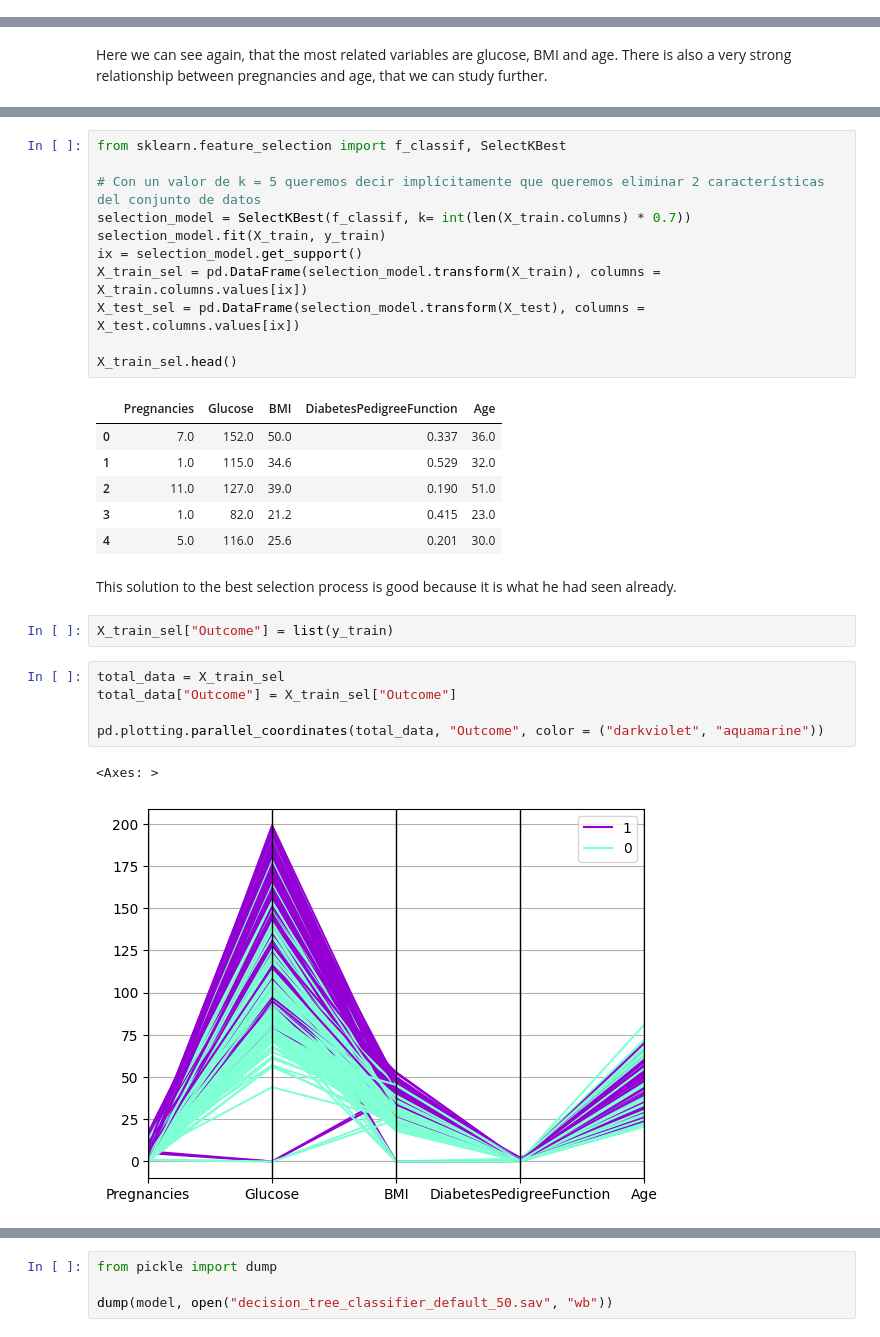
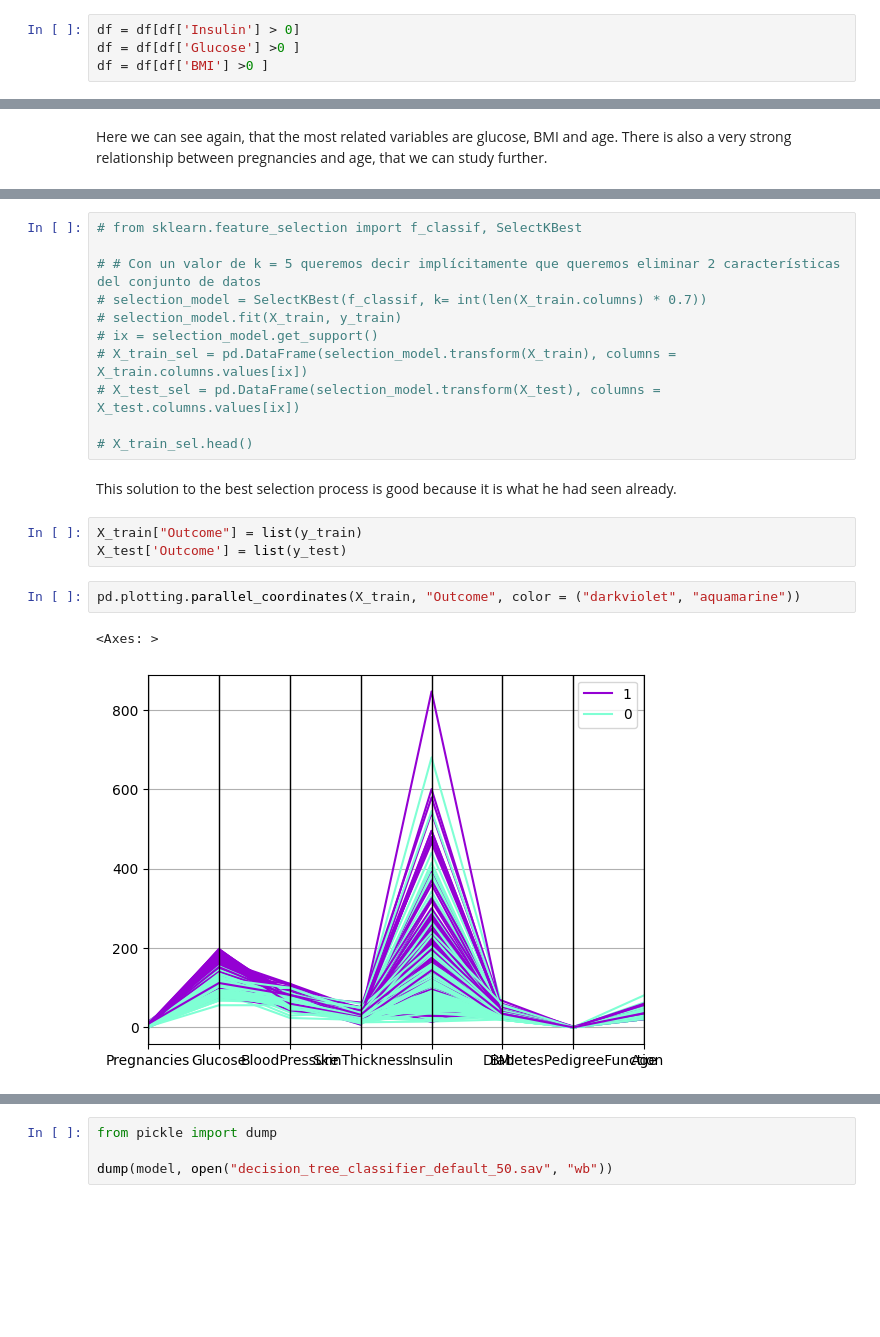
Before and after one commit to 4GeeksAcademy/machine-learning-python-template5, a Jupyter notebook: src/explore.ipynb, the cells around one changed output, grey strips where cells are left out. Cells and saved outputs as stored; diff of their text form; blank space fills up the shorter version.

```diff
--- a/src/explore.ipynb
+++ b/src/explore.ipynb
@@ -61,6 +74,10 @@ plt.show()
 [figure]
 # %% [markdown]
 The variables with the most outliers are insulin, DiabetesPedigreeFunction and BMI
+# %%
+df = df[df['Insulin'] > 0]
+df = df[df['Glucose'] >0 ]
+df = df[df['BMI'] >0 ]
 # %%
 fig, axis = plt.subplots(2, 8, figsize = (10, 7))
 
@@ -134,30 +151,21 @@ X_train.head()
 # %%
-from sklearn.feature_selection import f_classif, SelectKBest
+# from sklearn.feature_selection import f_classif, SelectKBest
 
-# Con un valor de k = 5 queremos decir implícitamente que queremos eliminar 2 características del conjunto de datos
-selection_model = SelectKBest(f_classif, k= int(len(X_train.columns) * 0.7))
-selection_model.fit(X_train, y_train)
-ix = selection_model.get_support()
-X_train_sel = pd.DataFrame(selection_model.transform(X_train), columns = X_train.columns.values[ix])
-X_test_sel = pd.DataFrame(selection_model.transform(X_test), columns = X_test.columns.values[ix])
+# # Con un valor de k = 5 queremos decir implícitamente que queremos eliminar 2 características del conjunto de datos
+# selection_model = SelectKBest(f_classif, k= int(len(X_train.columns) * 0.7))
+# selection_model.fit(X_train, y_train)
+# ix = selection_model.get_support()
+# X_train_sel = pd.DataFrame(selection_model.transform(X_train), columns = X_train.columns.values[ix])
+# X_test_sel = pd.DataFrame(selection_model.transform(X_test), columns = X_test.columns.values[ix])
 
-X_train_sel.head()
+# X_train_sel.head()
-# %% [output]
-|  | Pregnancies | Glucose | BMI | DiabetesPedigreeFunction | Age |
-| 0 | 7.0 | 152.0 | 50.0 | 0.337 | 36.0 |
-| 1 | 1.0 | 115.0 | 34.6 | 0.529 | 32.0 |
-| 2 | 11.0 | 127.0 | 39.0 | 0.190 | 51.0 |
-| 3 | 1.0 | 82.0 | 21.2 | 0.415 | 23.0 |
-| 4 | 5.0 | 116.0 | 25.6 | 0.201 | 30.0 |
 # %% [markdown]
 This solution to the best selection process is good because it is what he had seen already.
 # %%
-X_train_sel["Outcome"] = list(y_train)
+X_train["Outcome"] = list(y_train)
+X_test['Outcome'] = list(y_test)
 # %%
-total_data = X_train_sel
-total_data["Outcome"] = X_train_sel["Outcome"]
-
-pd.plotting.parallel_coordinates(total_data, "Outcome", color = ("darkviolet", "aquamarine"))
+pd.plotting.parallel_coordinates(X_train, "Outcome", color = ("darkviolet", "aquamarine"))
 # %% [output]
 <Axes: >
-[figure, old version]
+[figure, new version]
```
Also changed, not shown: parts of 20 cells of this notebook, 5 other files.
